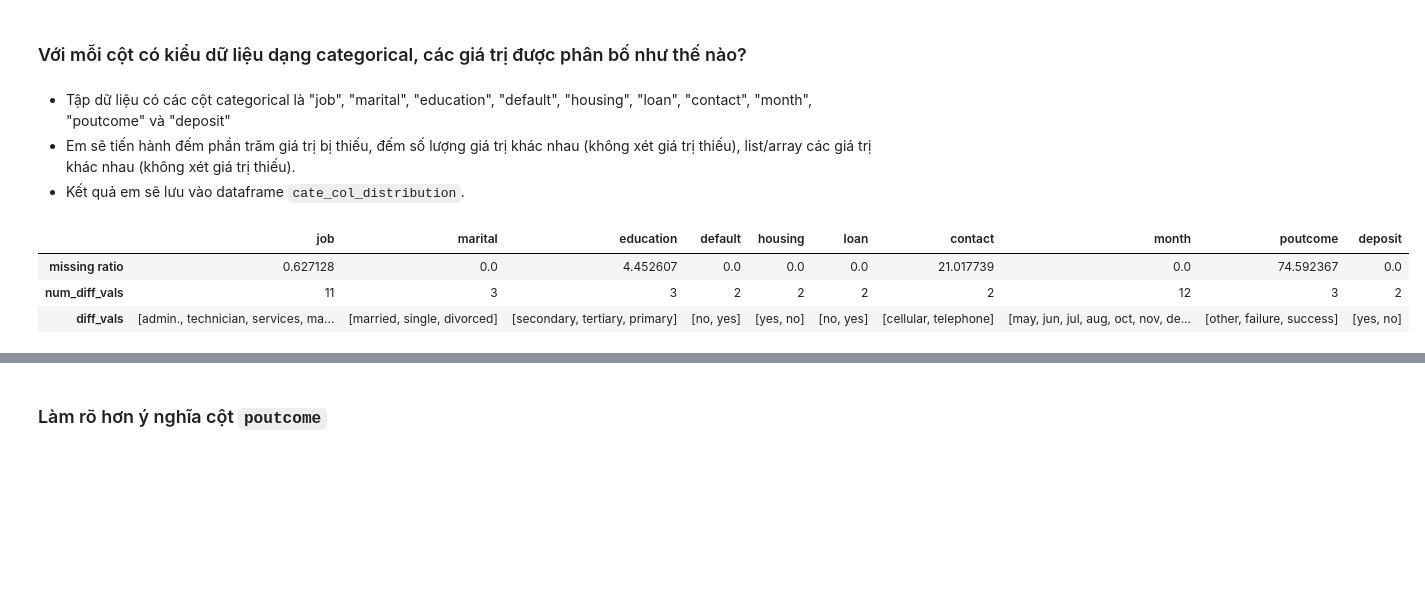
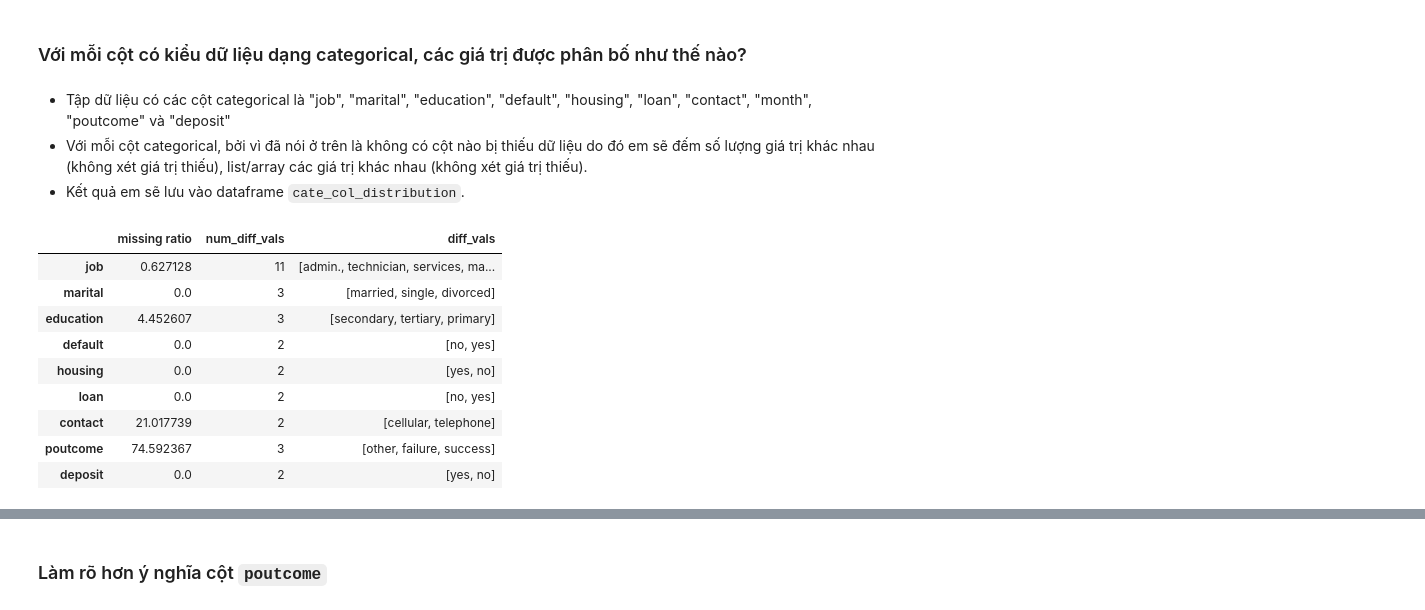
Before and after one commit to gotoSleepzzz/P4DS_final_project, a Jupyter notebook: Final.ipynb, the cells around one changed output, grey strips where cells are left out. Drawn from its saved outputs; the diff is of its cells as text; code cells hidden in the pictures; blank space fills up the shorter version.

```diff
--- a/Final.ipynb
+++ b/Final.ipynb
@@ -125,0 +132,3 @@ Có thể thấy tất cả các cột đều có kiểu dữ liệu phù hợp
+# %%
+bank_df['month'] = pd.to_datetime(bank_df['month'], format='%b').dt.month
+bank_df['month'].unique()
@@ -172,23 +173,29 @@ plt.show()
 ### Với mỗi cột có kiểu dữ liệu dạng categorical, các giá trị được phân bố như thế nào?
 # %% [markdown]
 - Tập dữ liệu có các cột categorical là "job", "marital", "education", "default", "housing", "loan", "contact", "month", "poutcome" và "deposit"
-- Em sẽ tiến hành đếm phần trăm giá trị bị thiếu, đếm số lượng giá trị khác nhau (không xét giá trị thiếu), list/array các giá trị khác nhau (không xét giá trị thiếu).
+- Với mỗi cột categorical, bởi vì đã nói ở trên là không có cột nào bị thiếu dữ liệu do đó em sẽ đếm số lượng giá trị khác nhau (không xét giá trị thiếu), list/array các giá trị khác nhau (không xét giá trị thiếu).
 - Kết quả em sẽ lưu vào dataframe `cate_col_distribution`.
 # %%
 cate_cols = ["job", "marital", "education", "default", "housing",
-             "loan", "contact", "month", "poutcome", "deposit"]
+             "loan", "contact", "poutcome", "deposit"]
 categorical_cols = bank_df[cate_cols]
 
 miss = categorical_cols.isna().mean() * 100
 num_diff = categorical_cols.nunique()
 diff = categorical_cols.apply(lambda x: x.dropna().unique())
 
 cate_col_profiles_df = pd.DataFrame([miss, num_diff, diff],
                                     columns = cate_cols,
                                     index = ["missing ratio", "num_diff_vals", "diff_vals"])
-cate_col_profiles_df
+cate_col_profiles_df.T
 # %% [output]
-|  | job | marital | education | default | housing | loan | contact | month | poutcome | deposit |
-| missing ratio | 0.627128 | 0.0 | 4.452607 | 0.0 | 0.0 | 0.0 | 21.017739 | 0.0 | 74.592367 | 0.0 |
-| num_diff_vals | 11 | 3 | 3 | 2 | 2 | 2 | 2 | 12 | 3 | 2 |
-| diff_vals | [admin., technician, services, ma... | [married, single, divorced] | [secondary, tertiary, primary] | [no, yes] | [yes, no] | [no, yes] | [cellular, telephone] | [may, jun, jul, aug, oct, nov, de... | [other, failure, success] | [yes, no] |
+|  | missing ratio | num_diff_vals | diff_vals |
+| job | 0.627128 | 11 | [admin., technician, services, ma... |
+| marital | 0.0 | 3 | [married, single, divorced] |
+| education | 4.452607 | 3 | [secondary, tertiary, primary] |
+| default | 0.0 | 2 | [no, yes] |
+| housing | 0.0 | 2 | [yes, no] |
+| loan | 0.0 | 2 | [no, yes] |
+| contact | 21.017739 | 2 | [cellular, telephone] |
+| poutcome | 74.592367 | 3 | [other, failure, success] |
+| deposit | 0.0 | 2 | [yes, no] |
```
Also changed, not shown: parts of 34 cells of this notebook.
